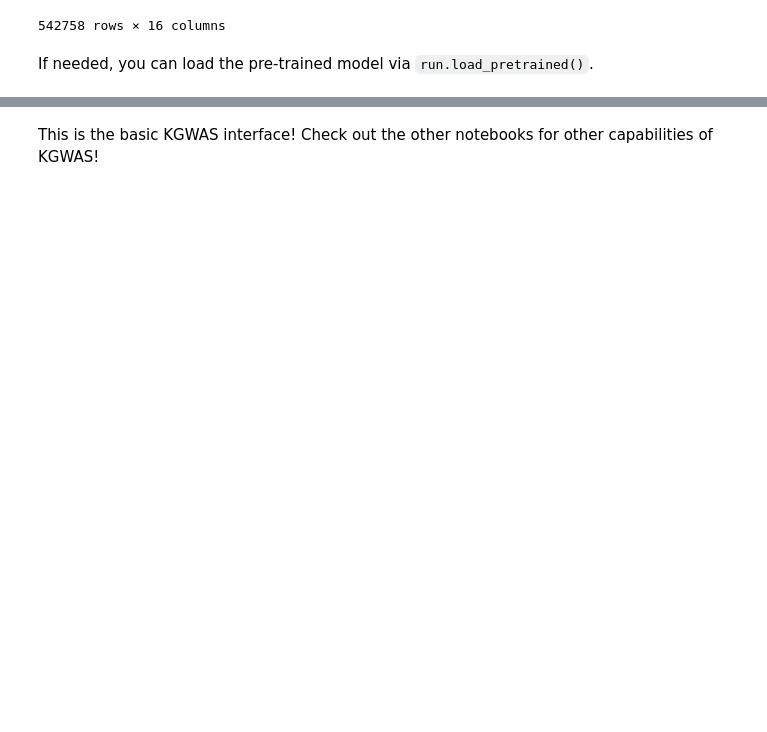
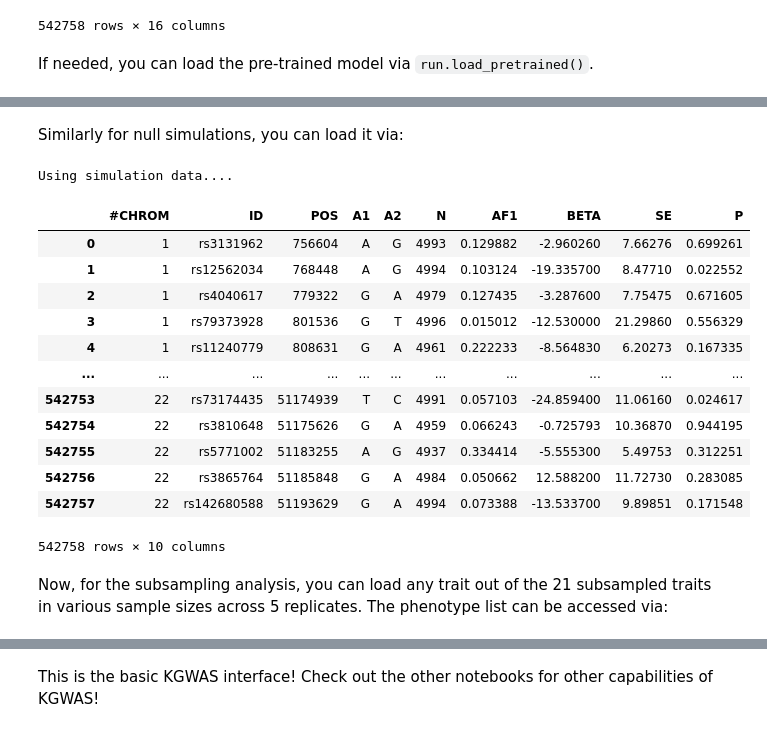
Before and after one commit to snap-stanford/KGWAS, a Jupyter notebook: demo/kgwas_101.ipynb, the cells around one changed output, grey strips where cells are left out. Saved outputs shown, nothing was run; the diff lists cells and outputs as text; code cells hidden in the pictures; blank space fills up the shorter version.

```diff
--- a/demo/kgwas_101.ipynb
+++ b/demo/kgwas_101.ipynb
@@ -79,0 +124,22 @@ run.load_pretrained('./data/model/test')
+# %% [markdown]
+Similarly for null simulations, you can load it via:
+# %%
+data.load_simulation_gwas('null', seed = 1)# seed can range from 1-500
+data.lr_uni
+# %% [output]
+Using simulation data....
+|  | #CHROM | ID | POS | A1 | A2 | N | AF1 | BETA | SE | P |
+| 0 | 1 | rs3131962 | 756604 | A | G | 4993 | 0.129882 | -2.960260 | 7.66276 | 0.699261 |
+| 1 | 1 | rs12562034 | 768448 | A | G | 4994 | 0.103124 | -19.335700 | 8.47710 | 0.022552 |
+| 2 | 1 | rs4040617 | 779322 | G | A | 4979 | 0.127435 | -3.287600 | 7.75475 | 0.671605 |
+| 3 | 1 | rs79373928 | 801536 | G | T | 4996 | 0.015012 | -12.530000 | 21.29860 | 0.556329 |
+| 4 | 1 | rs11240779 | 808631 | G | A | 4961 | 0.222233 | -8.564830 | 6.20273 | 0.167335 |
+| ... | ... | ... | ... | ... | ... | ... | ... | ... | ... | ... |
+| 542753 | 22 | rs73174435 | 51174939 | T | C | 4991 | 0.057103 | -24.859400 | 11.06160 | 0.024617 |
+| 542754 | 22 | rs3810648 | 51175626 | G | A | 4959 | 0.066243 | -0.725793 | 10.36870 | 0.944195 |
+| 542755 | 22 | rs5771002 | 51183255 | A | G | 4937 | 0.334414 | -5.555300 | 5.49753 | 0.312251 |
+| 542756 | 22 | rs3865764 | 51185848 | G | A | 4984 | 0.050662 | 12.588200 | 11.72730 | 0.283085 |
+| 542757 | 22 | rs142680588 | 51193629 | G | A | 4994 | 0.073388 | -13.533700 | 9.89851 | 0.171548 |
+542758 rows × 10 columns
+# %% [markdown]
+Now, for the subsampling analysis, you can load any trait out of the 21 subsampled traits in various sample sizes across 5 replicates. The phenotype list can be accessed via:
```
Also changed, not shown: parts of 11 cells of this notebook, 6 other files.
